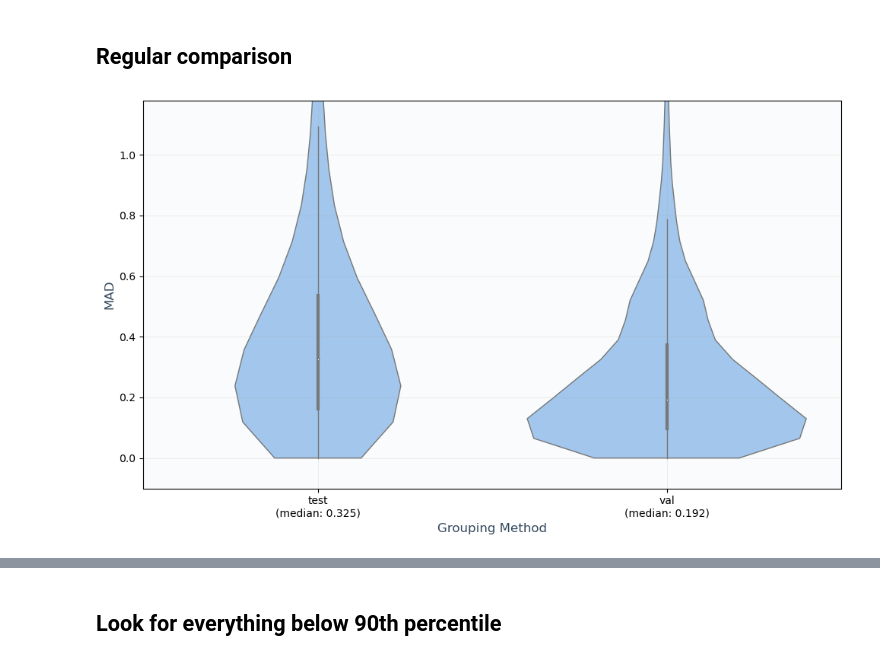
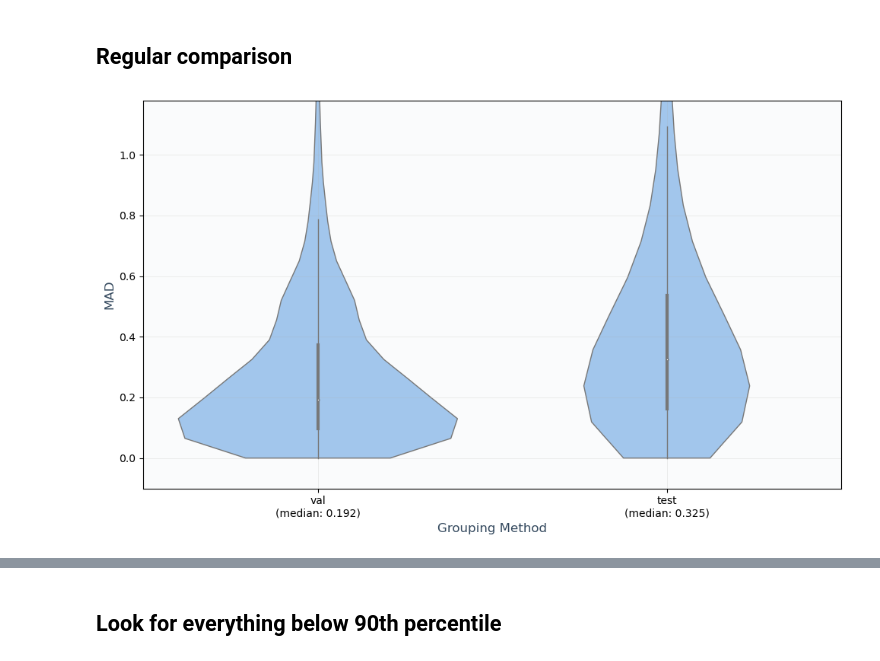
Before and after one commit to WannesLamberts/MTL-peptide-property-prediction-pool, a Jupyter notebook: notebooks/model_interpretation.ipynb, the cells around one changed output, grey strips where cells are left out. Saved outputs shown, nothing was run; the diff lists cells and outputs as text; code cells hidden in the pictures.

```diff
--- a/notebooks/model_interpretation.ipynb
+++ b/notebooks/model_interpretation.ipynb
@@ -42,9 +42,9 @@ create_MAD_comparison_violinplot([mad_test,mad_val],["test","val"],title="",perc
 mad_test=df_test.groupby('modified_sequence')['predictions'].apply(lambda x: median_absolute_deviation(x,2)).dropna()
 mad_val=df_val.groupby('modified_sequence')['predictions'].apply(lambda x: median_absolute_deviation(x,2)).dropna()
 # %%
-create_MAD_comparison_violinplot([mad_test,mad_val],["test","val"],title="",percentile_cutoff=0.95)
+create_MAD_comparison_violinplot([mad_val,mad_test],["val","test"],title="",percentile_cutoff=0.95)
 # %% [output]
-[figure, old version]
+[figure, new version]
 # %%
 create_MAD_comparison_boxplot([mad_test,mad_val],["test","val"])
 # %% [output]
```
Also changed, not shown: parts of 1 cell of this notebook.
